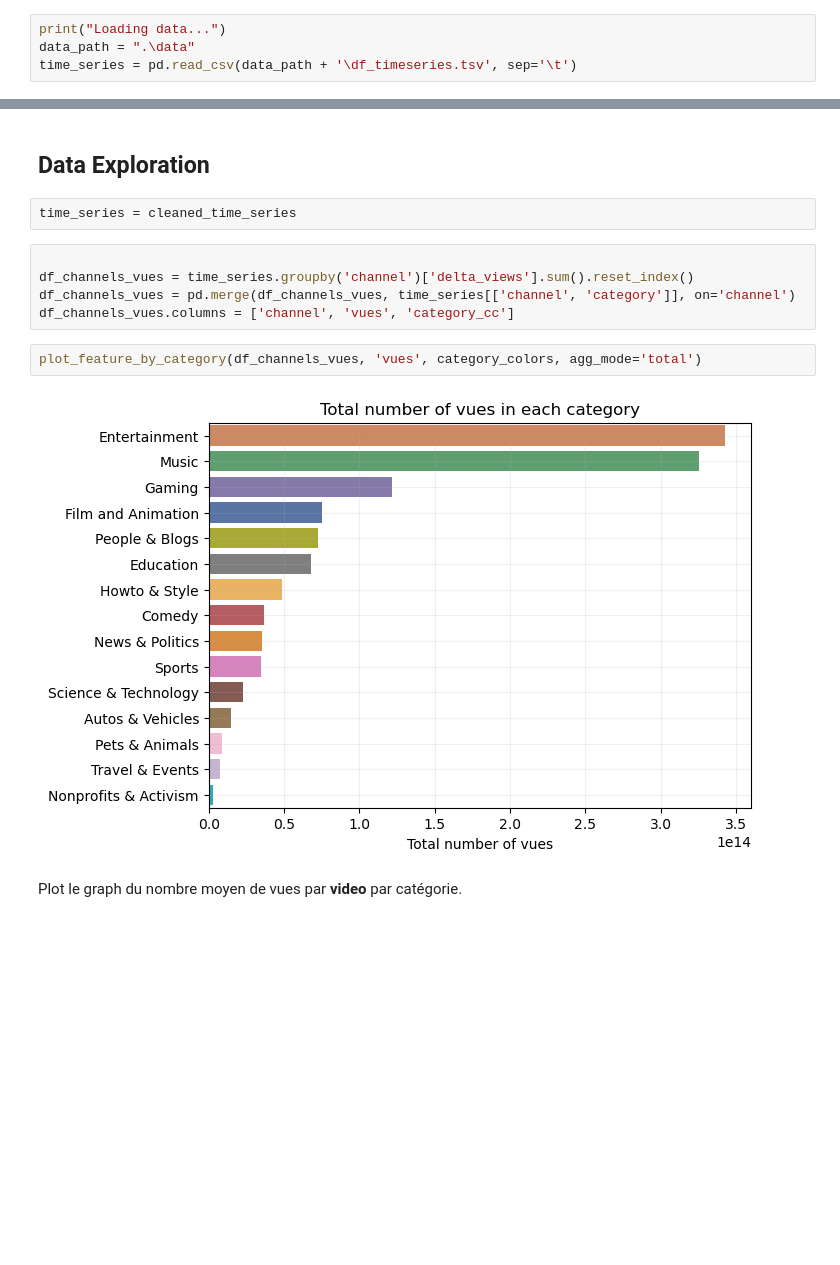
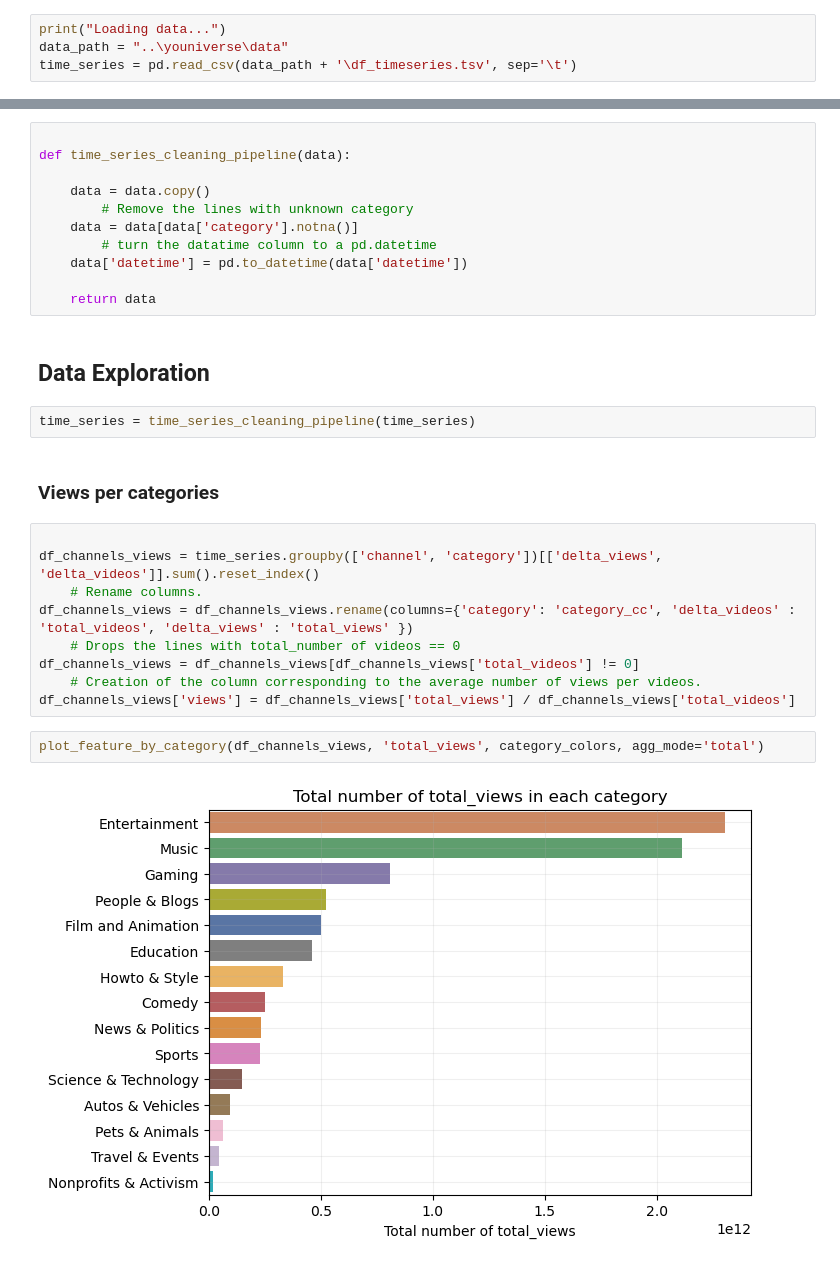
Before and after one commit to epfl-ada/ada-2024-project-grenobelgium, a Jupyter notebook: channels_timeseries_exploration.ipynb, the cells around one changed output, grey strips where cells are left out. Saved outputs shown, nothing was run; the diff lists cells and outputs as text; blank space fills up the shorter version.

```diff
--- a/channels_timeseries_exploration.ipynb
+++ b/channels_timeseries_exploration.ipynb
@@ -449,6 +473,6 @@ Thanks to the development of recommandation algorithms, people watch videos that
 # %%
 print("Loading data...")
-data_path = ".\data"
+data_path = "..\youniverse\data"
 time_series = pd.read_csv(data_path + '\df_timeseries.tsv', sep='\t')
 # %% [output]
 Loading data...
@@ -481,15 +507,30 @@ cleaned_time_series = time_series[time_series['category'].notna()]
+# %%
+
+def time_series_cleaning_pipeline(data):
+
+    data = data.copy()
+        # Remove the lines with unknown category
+    data = data[data['category'].notna()]
+        # turn the datatime column to a pd.datetime
+    data['datetime'] = pd.to_datetime(data['datetime'])
+
+    return data
 # %% [markdown]
 ## Data Exploration
 # %%
-time_series = cleaned_time_series
+time_series = time_series_cleaning_pipeline(time_series)
+# %% [markdown]
+### Views per categories
 # %%
 
-df_channels_vues = time_series.groupby('channel')['delta_views'].sum().reset_index()
-df_channels_vues = pd.merge(df_channels_vues, time_series[['channel', 'category']], on='channel')
-df_channels_vues.columns = ['channel', 'vues', 'category_cc']
+df_channels_views = time_series.groupby(['channel', 'category'])[['delta_views', 'delta_videos']].sum().reset_index()
+    # Rename columns.
+df_channels_views = df_channels_views.rename(columns={'category': 'category_cc', 'delta_videos' : 'total_videos', 'delta_views' : 'total_views' })
+    # Drops the lines with total_number of videos == 0
+df_channels_views = df_channels_views[df_channels_views['total_videos'] != 0]
+    # Creation of the column corresponding to the average number of views per videos.
+df_channels_views['views'] = df_channels_views['total_views'] / df_channels_views['total_videos']
-# %%
-plot_feature_by_category(df_channels_vues, 'vues', category_colors, agg_mode='total')
-# %% [output]
-[figure, removed]
-# %% [markdown]
-Plot le graph du nombre moyen de vues par **video** par catégorie.
+# %%
+plot_feature_by_category(df_channels_views, 'total_views', category_colors, agg_mode='total')
+# %% [output]
+[figure, added]
```
Also changed, not shown: parts of 44 cells of this notebook.
